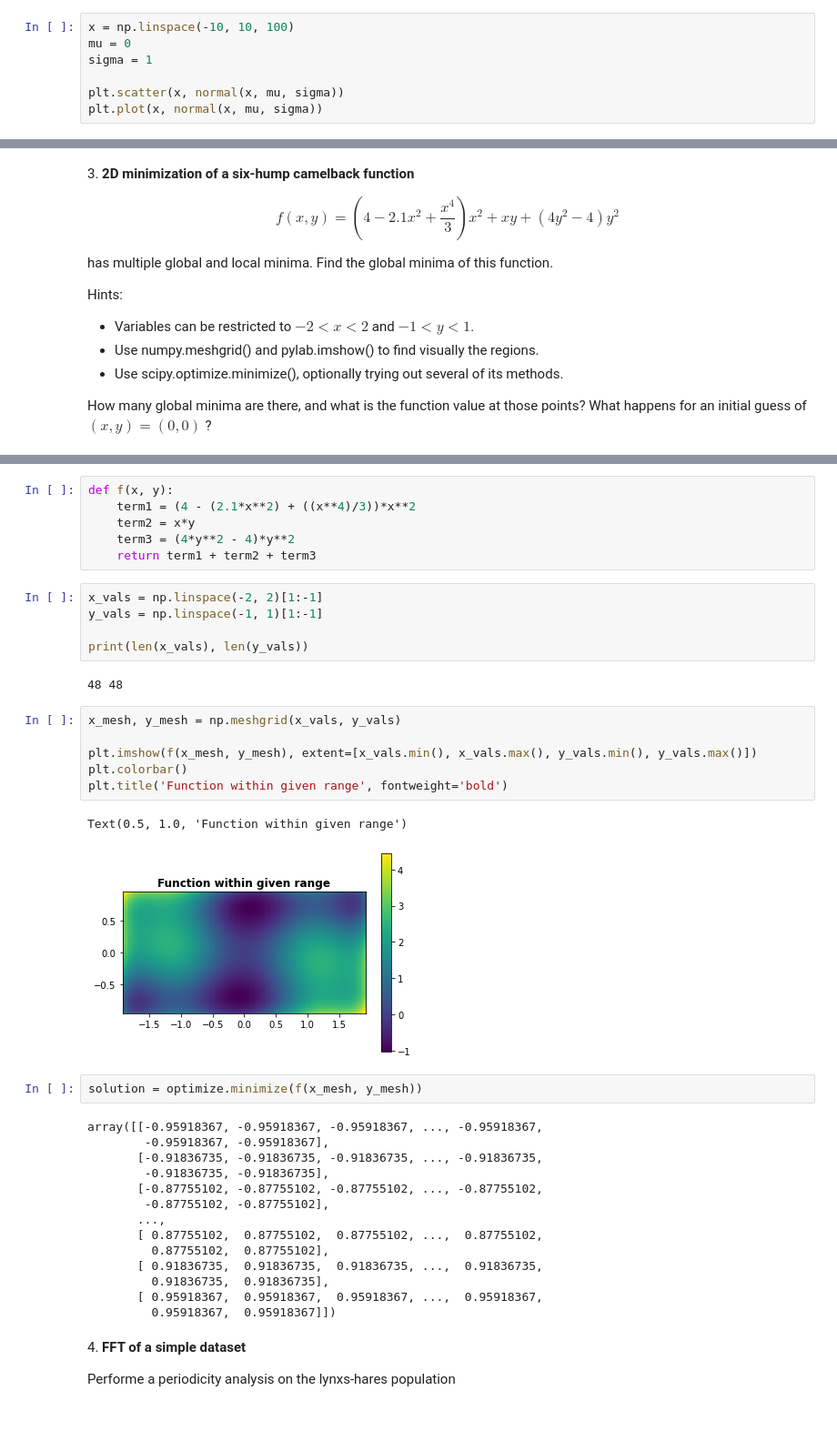
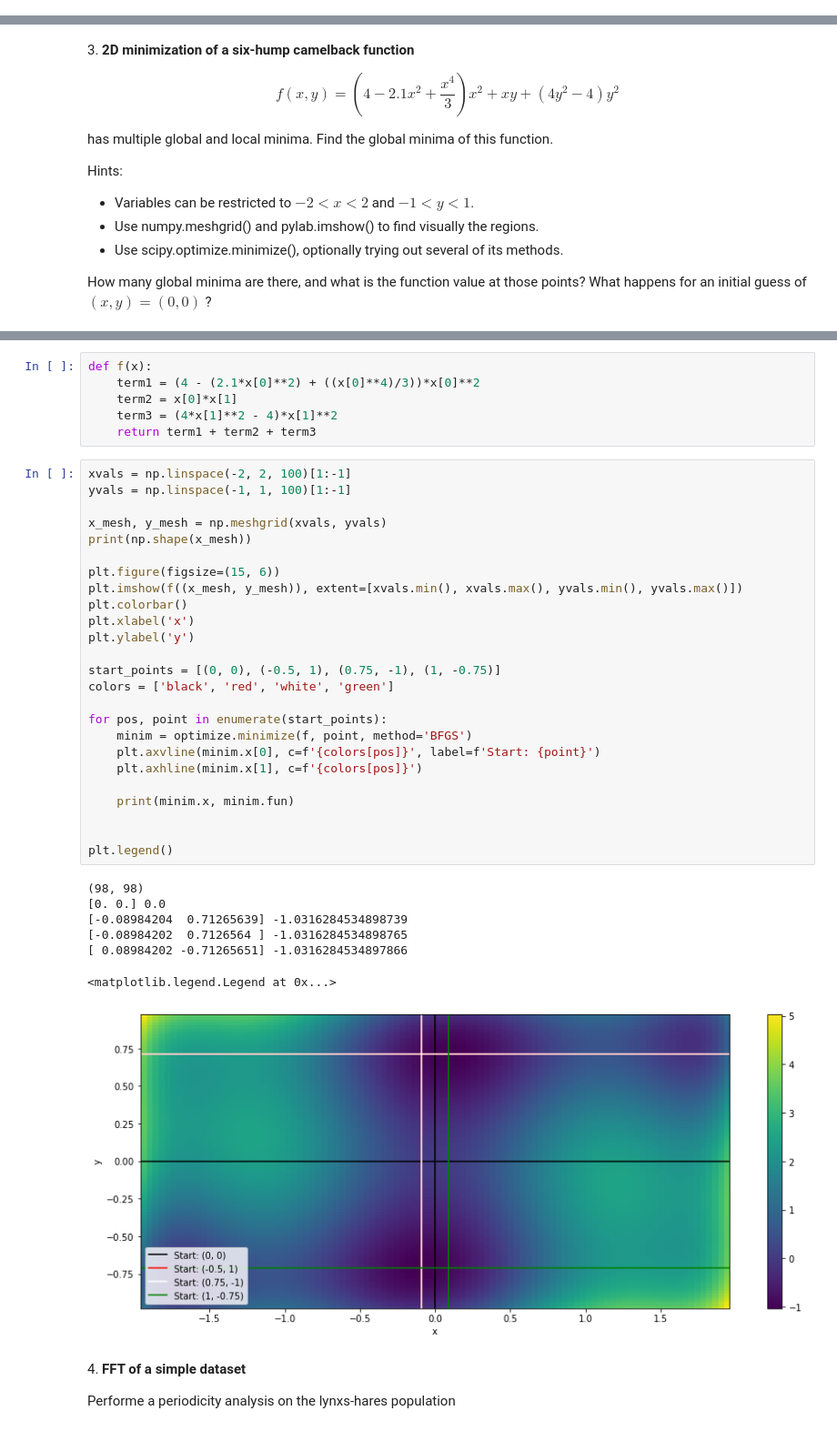
Before and after one commit to JelinR/LaboratoryOfComputationalPhysics_Y5, a Jupyter notebook: 09ex_Algorithms.ipynb, the cells around one changed output, grey strips where cells are left out. Shown: that part at 91% size. Saved outputs shown, nothing was run; the diff lists cells and outputs as text.

```diff
--- a/09ex_Algorithms.ipynb
+++ b/09ex_Algorithms.ipynb
@@ -102,7 +136,0 @@ print(x_max, x_min)
-# %%
-x = np.linspace(-10, 10, 100)
-mu = 0
-sigma = 1
-
-plt.scatter(x, normal(x, mu, sigma))
-plt.plot(x, normal(x, mu, sigma))
@@ -128,41 +157,42 @@ How many global minima are there, and what is the function value at those points
 # %%
-def f(x, y):
-    term1 = (4 - (2.1*x**2) + ((x**4)/3))*x**2
-    term2 = x*y
-    term3 = (4*y**2 - 4)*y**2
+def f(x):
+    term1 = (4 - (2.1*x[0]**2) + ((x[0]**4)/3))*x[0]**2
+    term2 = x[0]*x[1]
+    term3 = (4*x[1]**2 - 4)*x[1]**2
     return term1 + term2 + term3
-# %%
-x_vals = np.linspace(-2, 2)[1:-1]
-y_vals = np.linspace(-1, 1)[1:-1]
-
-print(len(x_vals), len(y_vals))
-# %% [output]
-48 48
-# %%
-x_mesh, y_mesh = np.meshgrid(x_vals, y_vals)
-
-plt.imshow(f(x_mesh, y_mesh), extent=[x_vals.min(), x_vals.max(), y_vals.min(), y_vals.max()])
-plt.colorbar()
-plt.title('Function within given range', fontweight='bold')
-# %% [output]
-Text(0.5, 1.0, 'Function within given range')
-[figure, removed]
-# %%
-solution = optimize.minimize(f(x_mesh, y_mesh))
-# %% [output]
-array([[-0.95918367, -0.95918367, -0.95918367, ..., -0.95918367,
-        -0.95918367, -0.95918367],
-       [-0.91836735, -0.91836735, -0.91836735, ..., -0.91836735,
-        -0.91836735, -0.91836735],
-       [-0.87755102, -0.87755102, -0.87755102, ..., -0.87755102,
-        -0.87755102, -0.87755102],
-       ...,
-       [ 0.87755102,  0.87755102,  0.87755102, ...,  0.87755102,
-         0.87755102,  0.87755102],
-       [ 0.91836735,  0.91836735,  0.91836735, ...,  0.91836735,
-         0.91836735,  0.91836735],
-       [ 0.95918367,  0.95918367,  0.95918367, ...,  0.95918367,
-         0.95918367,  0.95918367]])
+# %%
+xvals = np.linspace(-2, 2, 100)[1:-1]
+yvals = np.linspace(-1, 1, 100)[1:-1]
+
+x_mesh, y_mesh = np.meshgrid(xvals, yvals)
+print(np.shape(x_mesh))
+
+plt.figure(figsize=(15, 6))
+plt.imshow(f((x_mesh, y_mesh)), extent=[xvals.min(), xvals.max(), yvals.min(), yvals.max()])
+plt.colorbar()
+plt.xlabel('x')
+plt.ylabel('y')
+
+start_points = [(0, 0), (-0.5, 1), (0.75, -1), (1, -0.75)]
+colors = ['black', 'red', 'white', 'green']
+
+for pos, point in enumerate(start_points):
+    minim = optimize.minimize(f, point, method='BFGS')
+    plt.axvline(minim.x[0], c=f'{colors[pos]}', label=f'Start: {point}')
+    plt.axhline(minim.x[1], c=f'{colors[pos]}')
+
+    print(minim.x, minim.fun)
+
+
+plt.legend()
+# %% [output]
+(98, 98)
+[0. 0.] 0.0
+[-0.08984204  0.71265639] -1.0316284534898739
+[-0.08984202  0.7126564 ] -1.0316284534898765
+[ 0.08984202 -0.71265651] -1.0316284534897866
+<matplotlib.legend.Legend at 0x...>
+[figure, added]
 # %% [markdown]
 4\. **FFT of a simple dataset**
 
```
Also changed, not shown: parts of 15 cells of this notebook, 16 other files.
